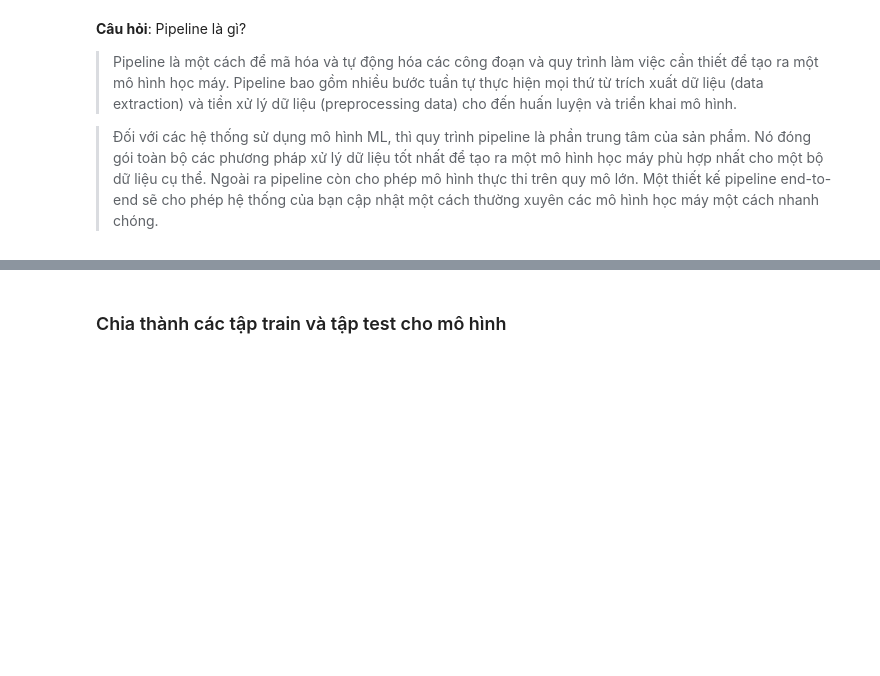
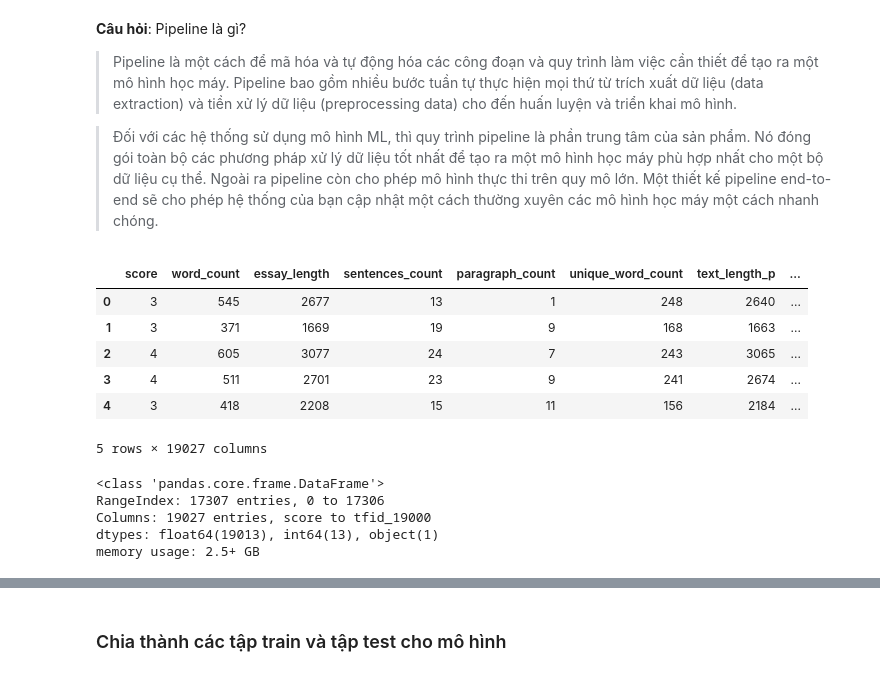
Before and after one commit to Hoangnhan1708/automated-essay-scoring, a Jupyter notebook: notebooks/build_model.ipynb, the cells around one changed output, grey strips where cells are left out. Drawn from its saved outputs; the diff is of its cells as text; code cells hidden in the pictures; blank space fills up the shorter version.

Commit message:
Version 32: Raised public score to 0.778 by changed some preprocess step and method

```diff
--- a/notebooks/build_model.ipynb
+++ b/notebooks/build_model.ipynb
@@ -206,3 +234,40 @@ df_train.info()
 > Pipeline là một cách để mã hóa và tự động hóa các công đoạn và quy trình làm việc cần thiết để tạo ra một mô hình học máy. Pipeline bao gồm nhiều bước tuần tự thực hiện mọi thứ từ trích xuất dữ liệu (data extraction) và tiền xử lý dữ liệu (preprocessing data) cho đến huấn luyện và triển khai mô hình.
 
 > Đối với các hệ thống sử dụng mô hình ML, thì quy trình pipeline là phần trung tâm của sản phẩm. Nó đóng gói toàn bộ các phương pháp xử lý dữ liệu tốt nhất để tạo ra một mô hình học máy phù hợp nhất cho một bộ dữ liệu cụ thể. Ngoài ra pipeline còn cho phép mô hình thực thi trên quy mô lớn. Một thiết kế pipeline end-to-end sẽ cho phép hệ thống của bạn cập nhật một cách thường xuyên các mô hình học máy một cách nhanh chóng.
+# %%
+vectorizer = TfidfVectorizer(
+            tokenizer=lambda x: x,
+            preprocessor=lambda x: x,
+            token_pattern=None,
+            strip_accents='unicode',
+            analyzer = 'word',
+            ngram_range=(3,6),
+            min_df=0.05,
+            max_df=0.95,
+            sublinear_tf=True,
+)
+
+train_tfid = vectorizer.fit_transform([i for i in df_train['clean_text']])
+dense_matrix = train_tfid.toarray()
+df = pd.DataFrame(dense_matrix)
+tfid_columns = [ f'tfid_{i}' for i in range(len(df.columns))]
+df.columns = tfid_columns
+# %%
+df_train = pd.concat([df_train, df], axis = 1)
+df_train.head(5)
+# %% [output]
+|  | score | word_count | essay_length | sentences_count | paragraph_count | unique_word_count | text_length_p | ... |
+| 0 | 3 | 545 | 2677 | 13 | 1 | 248 | 2640 | ... |
+| 1 | 3 | 371 | 1669 | 19 | 9 | 168 | 1663 | ... |
+| 2 | 4 | 605 | 3077 | 24 | 7 | 243 | 3065 | ... |
+| 3 | 4 | 511 | 2701 | 23 | 9 | 241 | 2674 | ... |
+| 4 | 3 | 418 | 2208 | 15 | 11 | 156 | 2184 | ... |
+5 rows × 19027 columns
+# %%
+df_train.info()
+# %% [output]
+<class 'pandas.core.frame.DataFrame'>
+RangeIndex: 17307 entries, 0 to 17306
+Columns: 19027 entries, score to tfid_19000
+dtypes: float64(19013), int64(13), object(1)
+memory usage: 2.5+ GB
```
Also changed, not shown: parts of 23 cells of this notebook.
